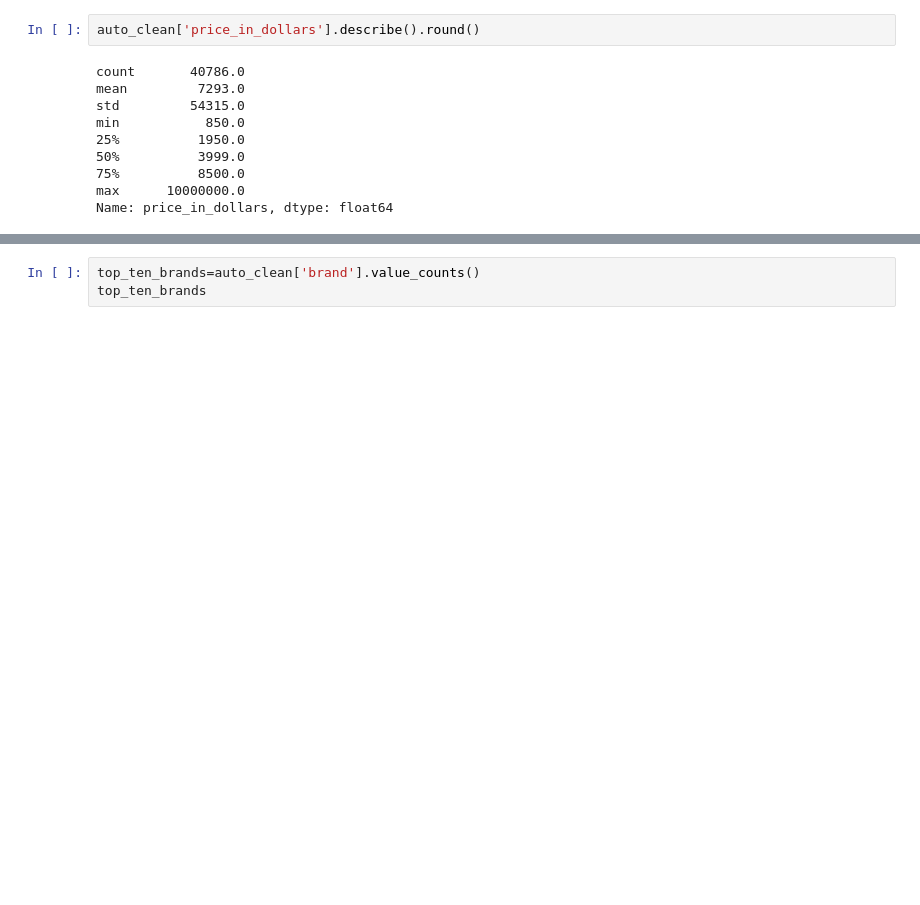
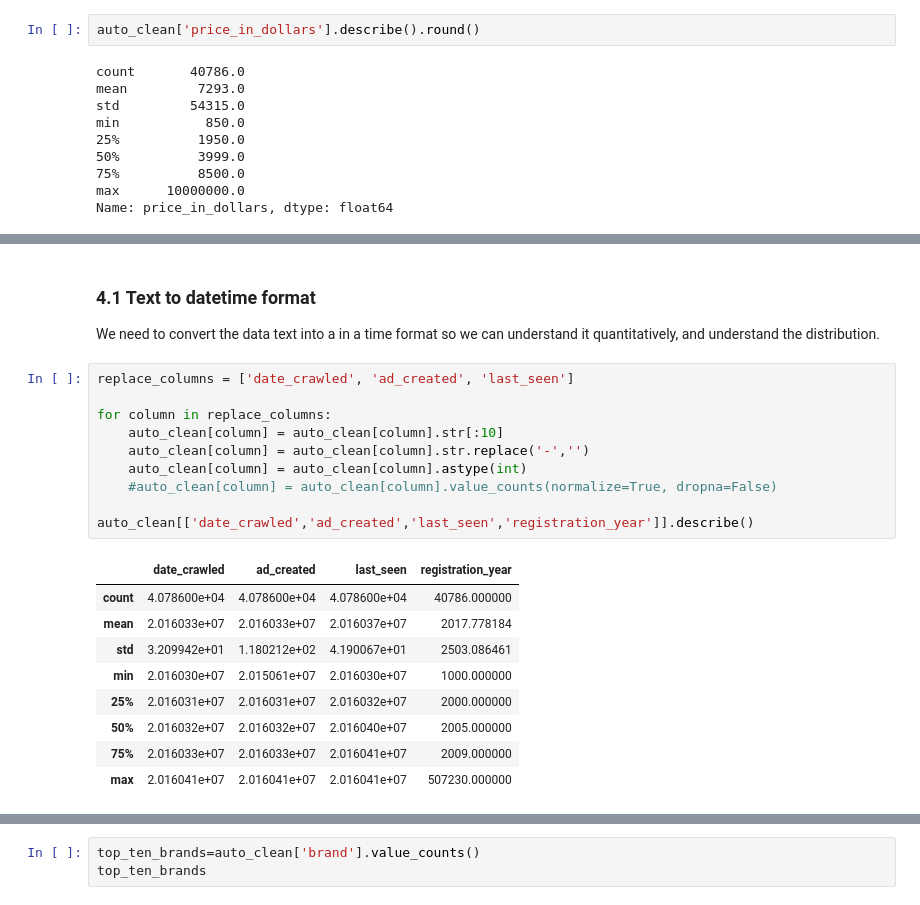
Before and after one commit to albertjimrod/Data-science-projects, a Jupyter notebook: 02 Data_Analisis_Visualization/00_Numpy introduction/Exploring Ebay Car Sales Data v2.ipynb, the cells around one changed output, grey strips where cells are left out. Cells and saved outputs as stored; diff of their text form; blank space fills up the shorter version.

```diff
--- a/02 Data_Analisis_Visualization/00_Numpy introduction/Exploring Ebay Car Sales Data v2.ipynb
+++ b/02 Data_Analisis_Visualization/00_Numpy introduction/Exploring Ebay Car Sales Data v2.ipynb
@@ -719,0 +776,24 @@ Name: price_in_dollars, dtype: float64
+# %% [markdown]
+### 4.1 Text to datetime format
+
+We need to convert the data text into a in a time format so we can understand it quantitatively, and understand the distribution.
+# %%
+replace_columns = ['date_crawled', 'ad_created', 'last_seen']
+
+for column in replace_columns:
+    auto_clean[column] = auto_clean[column].str[:10]
+    auto_clean[column] = auto_clean[column].str.replace('-','')
+    auto_clean[column] = auto_clean[column].astype(int)
+    #auto_clean[column] = auto_clean[column].value_counts(normalize=True, dropna=False)
+
+auto_clean[['date_crawled','ad_created','last_seen','registration_year']].describe()
+# %% [output]
+|  | date_crawled | ad_created | last_seen | registration_year |
+| count | 4.078600e+04 | 4.078600e+04 | 4.078600e+04 | 40786.000000 |
+| mean | 2.016033e+07 | 2.016033e+07 | 2.016037e+07 | 2017.778184 |
+| std | 3.209942e+01 | 1.180212e+02 | 4.190067e+01 | 2503.086461 |
+| min | 2.016030e+07 | 2.015061e+07 | 2.016030e+07 | 1000.000000 |
+| 25% | 2.016031e+07 | 2.016031e+07 | 2.016032e+07 | 2000.000000 |
+| 50% | 2.016032e+07 | 2.016032e+07 | 2.016040e+07 | 2005.000000 |
+| 75% | 2.016033e+07 | 2.016033e+07 | 2.016041e+07 | 2009.000000 |
+| max | 2.016041e+07 | 2.016041e+07 | 2.016041e+07 | 507230.000000 |
```
Also changed, not shown: parts of 90 cells of this notebook, 2 other files.
